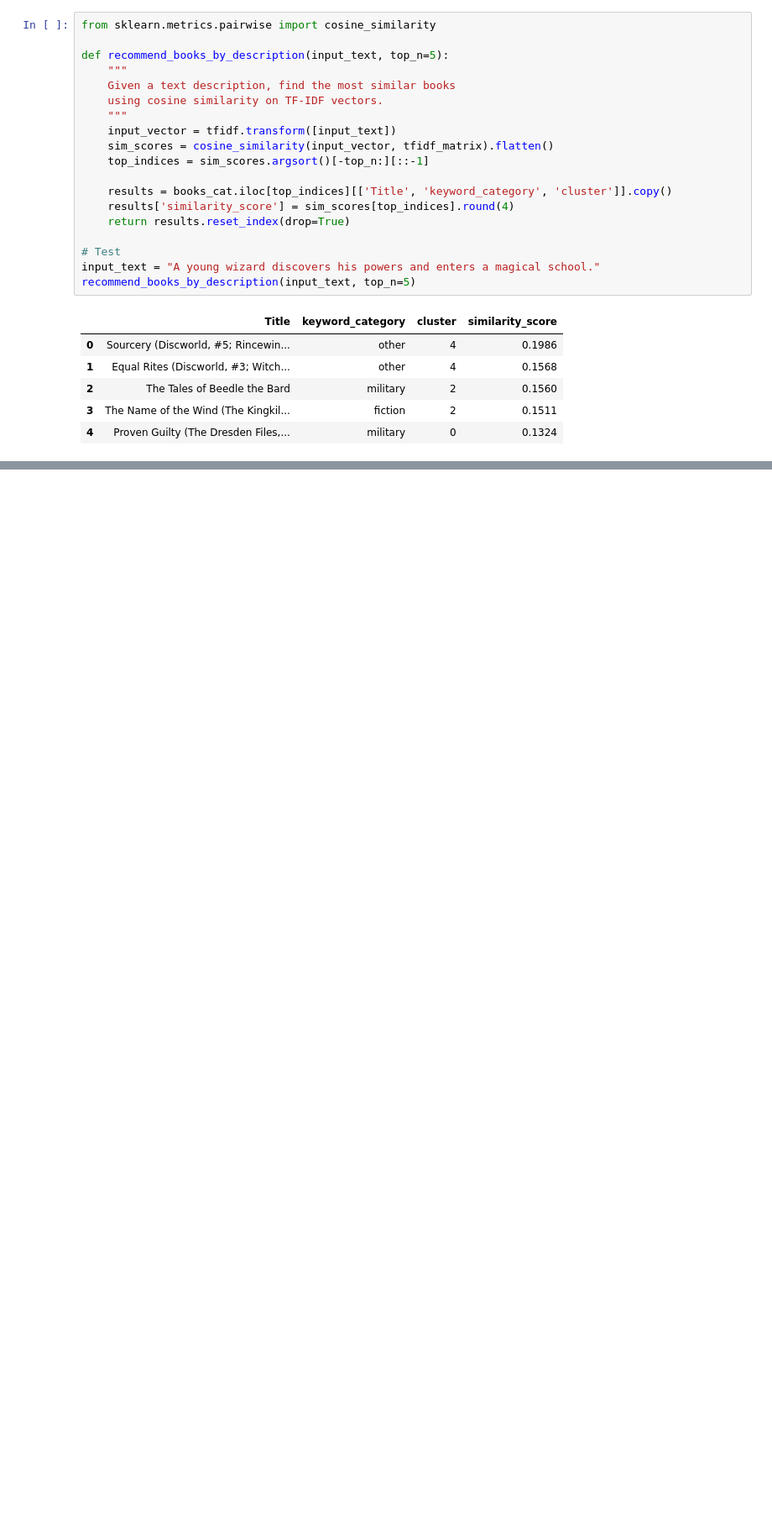
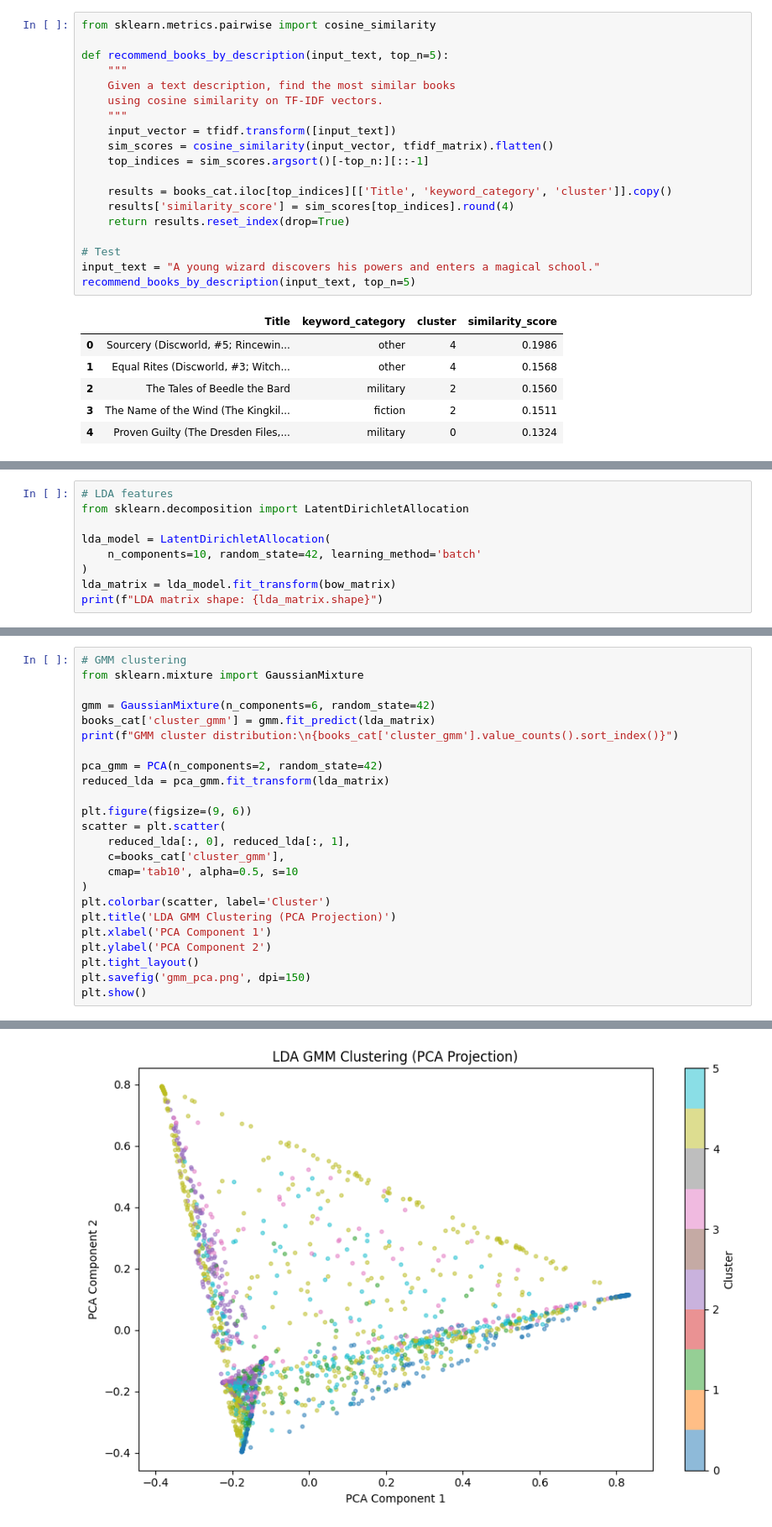
Before and after one commit to kathy-kx/chatbot-based-book-recommendation-system, a Jupyter notebook: Classification&Clustering/Classification&Clustering.ipynb, the cells around one changed output, grey strips where cells are left out. Shown at 84% size. Drawn from its saved outputs; the diff is of its cells as text; blank space fills up the shorter version.

```diff
--- a/Classification&Clustering/Classification&Clustering.ipynb
+++ b/Classification&Clustering/Classification&Clustering.ipynb
@@ -139,0 +251,9 @@ Silhouette Score: 0.0043
+# %%
+# LDA features
+from sklearn.decomposition import LatentDirichletAllocation
+
+lda_model = LatentDirichletAllocation(
+    n_components=10, random_state=42, learning_method='batch'
+)
+lda_matrix = lda_model.fit_transform(bow_matrix)
+print(f"LDA matrix shape: {lda_matrix.shape}")
@@ -139,0 +284,25 @@ Silhouette Score: 0.0043
+# %%
+# GMM clustering
+from sklearn.mixture import GaussianMixture
+
+gmm = GaussianMixture(n_components=6, random_state=42)
+books_cat['cluster_gmm'] = gmm.fit_predict(lda_matrix)
+print(f"GMM cluster distribution:\n{books_cat['cluster_gmm'].value_counts().sort_index()}")
+
+pca_gmm = PCA(n_components=2, random_state=42)
+reduced_lda = pca_gmm.fit_transform(lda_matrix)
+
+plt.figure(figsize=(9, 6))
+scatter = plt.scatter(
+    reduced_lda[:, 0], reduced_lda[:, 1],
+    c=books_cat['cluster_gmm'],
+    cmap='tab10', alpha=0.5, s=10
+)
+plt.colorbar(scatter, label='Cluster')
+plt.title('LDA GMM Clustering (PCA Projection)')
+plt.xlabel('PCA Component 1')
+plt.ylabel('PCA Component 2')
+plt.tight_layout()
+plt.savefig('gmm_pca.png', dpi=150)
+plt.show()
+# %% [output]
@@ -139,0 +318 @@ Silhouette Score: 0.0043
+[figure, added]
```
Also changed, not shown: parts of 25 cells of this notebook.
